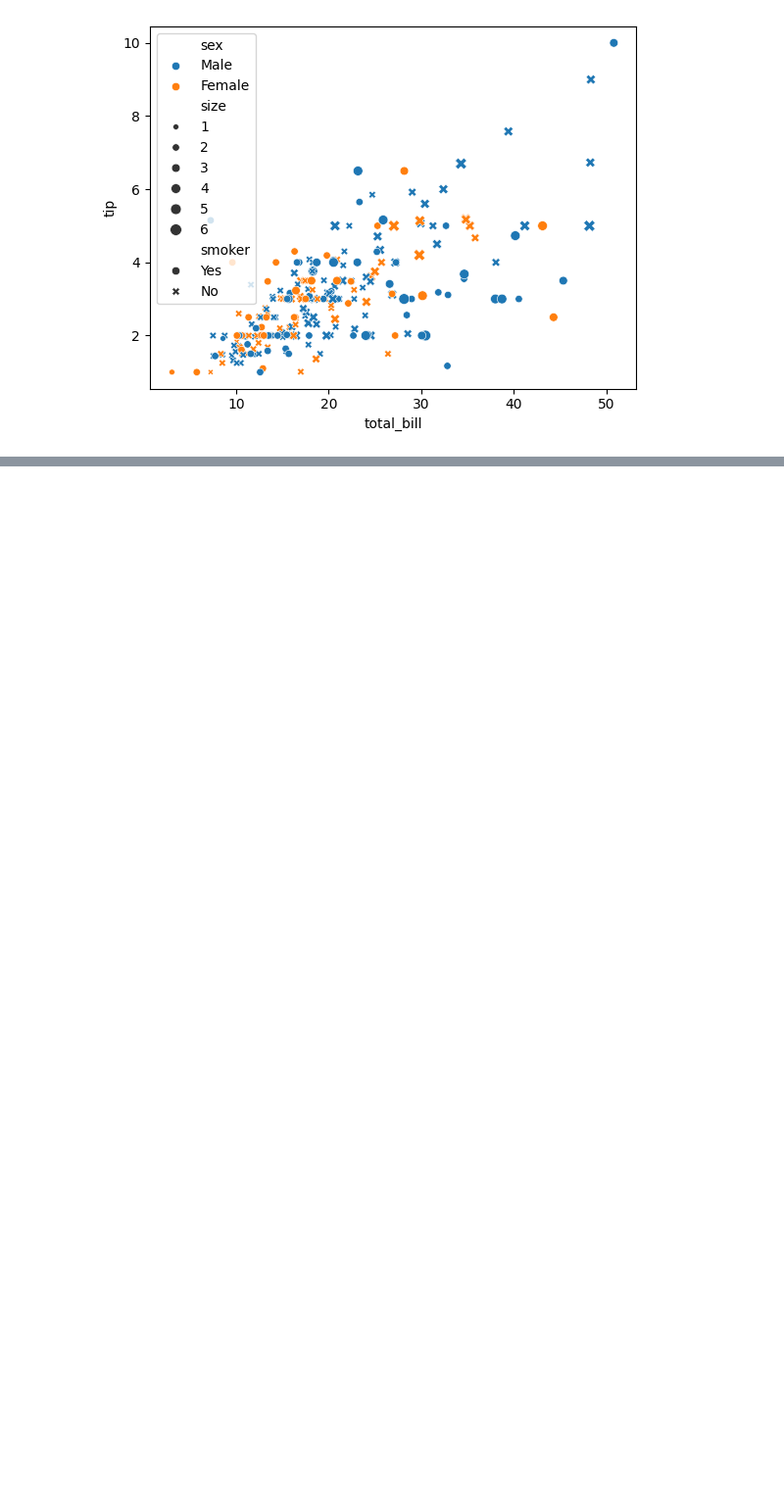
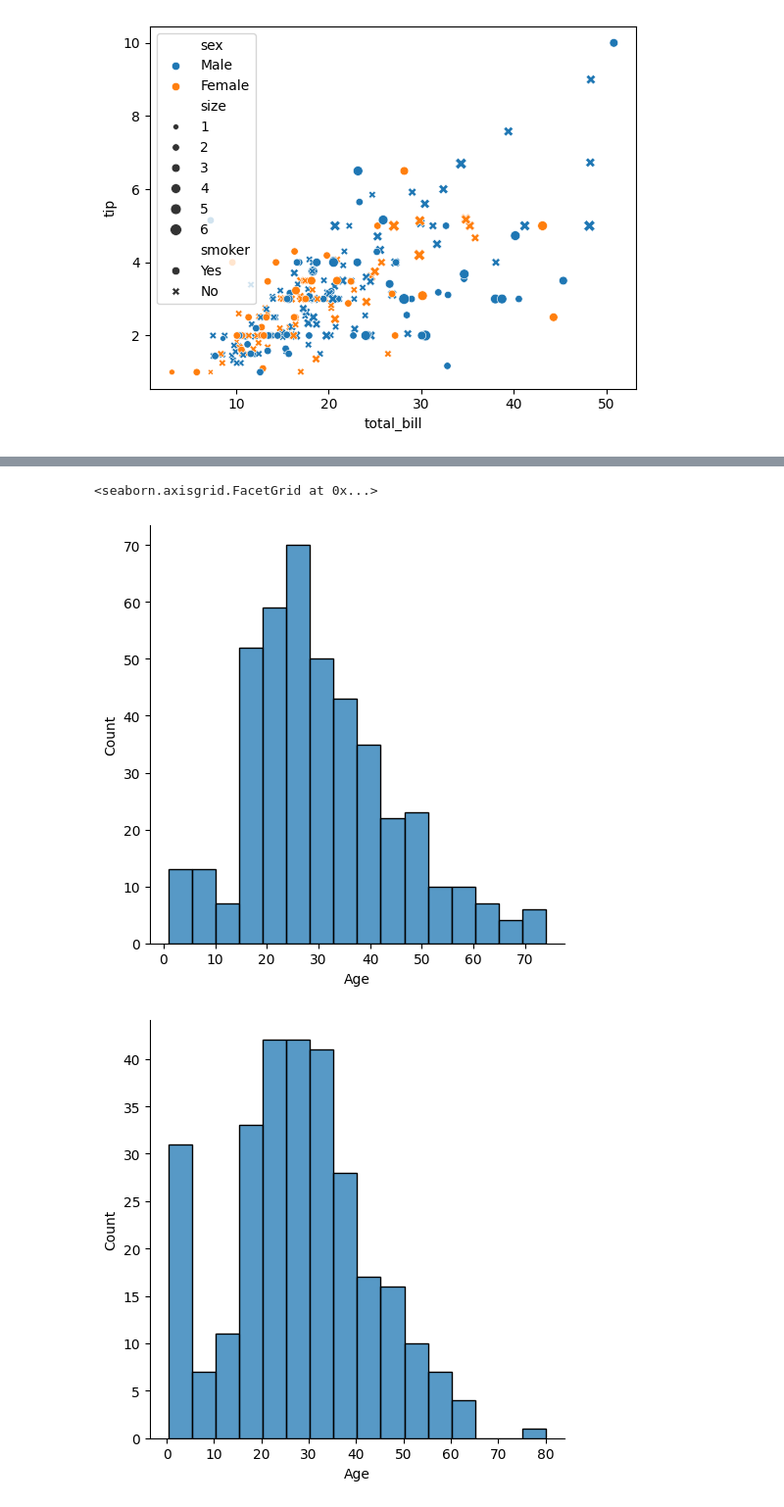
Before and after one commit to RuchiKalkandha/Hands_On_Machine_Learning-code-, a Jupyter notebook: End-to-End_MLProject.ipynb/MultivariateAnalysis.ipynb, the cells around one changed output, grey strips where cells are left out. Shown at 98% size. Cells and saved outputs as stored; diff of their text form; code cells hidden in the pictures; blank space fills up the shorter version.

```diff
--- a/End-to-End_MLProject.ipynb/MultivariateAnalysis.ipynb
+++ b/End-to-End_MLProject.ipynb/MultivariateAnalysis.ipynb
@@ -23,0 +41,8 @@ titanic.head()
+# %%
+# displot(numerical-categorical)
+sns.displot(titanic[titanic['Survived']==0]['Age'])
+sns.displot(titanic[titanic['Survived']==1]['Age'])
+# %% [output]
+<seaborn.axisgrid.FacetGrid at 0x...>
+[figure, added]
+[figure, added]
```
Also changed, not shown: parts of 6 cells of this notebook, 3 other files.
